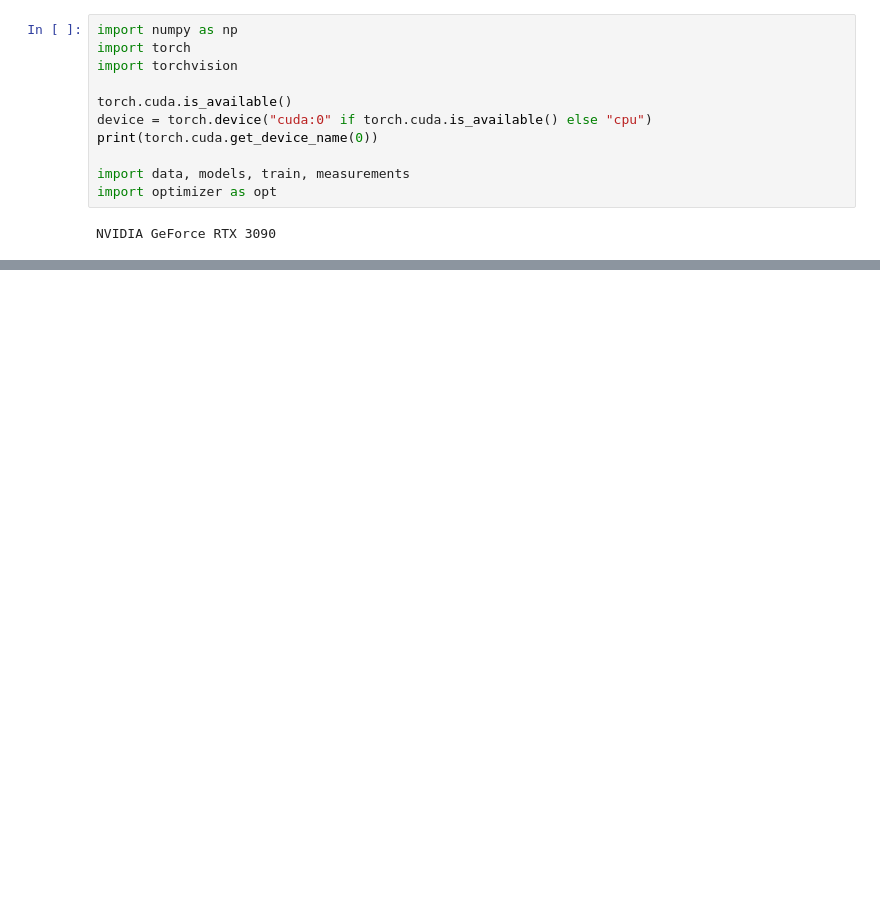
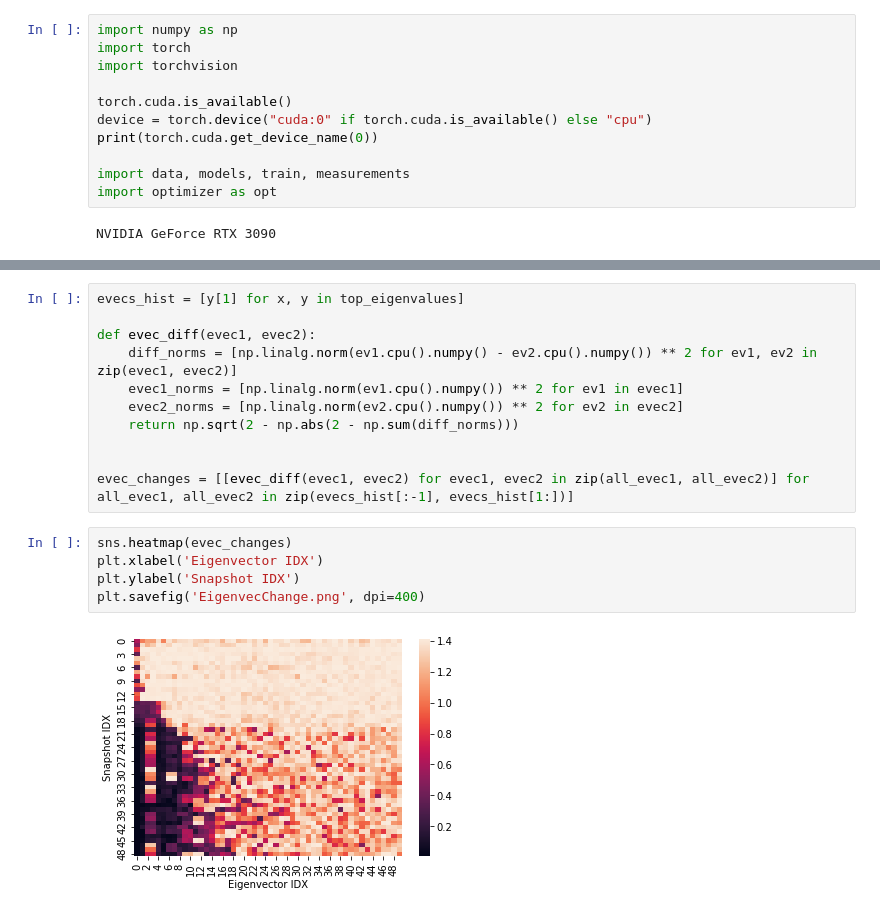
Before and after one commit to JLiao980706/NNHessian, a Jupyter notebook: MNISTRegression.ipynb, the cells around one changed output, grey strips where cells are left out. Cells and saved outputs as stored; diff of their text form; blank space fills up the shorter version.

```diff
--- a/MNISTRegression.ipynb
+++ b/MNISTRegression.ipynb
@@ -114,0 +147,18 @@ plt.savefig('HessianNormCmp.png')
+# %%
+evecs_hist = [y[1] for x, y in top_eigenvalues]
+
+def evec_diff(evec1, evec2):
+    diff_norms = [np.linalg.norm(ev1.cpu().numpy() - ev2.cpu().numpy()) ** 2 for ev1, ev2 in zip(evec1, evec2)]
+    evec1_norms = [np.linalg.norm(ev1.cpu().numpy()) ** 2 for ev1 in evec1]
+    evec2_norms = [np.linalg.norm(ev2.cpu().numpy()) ** 2 for ev2 in evec2]
+    return np.sqrt(2 - np.abs(2 - np.sum(diff_norms)))
+
+
+evec_changes = [[evec_diff(evec1, evec2) for evec1, evec2 in zip(all_evec1, all_evec2)] for all_evec1, all_evec2 in zip(evecs_hist[:-1], evecs_hist[1:])]
+# %%
+sns.heatmap(evec_changes)
+plt.xlabel('Eigenvector IDX')
+plt.ylabel('Snapshot IDX')
+plt.savefig('EigenvecChange.png', dpi=400)
+# %% [output]
+[figure, added]
```
Also changed, not shown: parts of 10 cells of this notebook, 6 other files.
